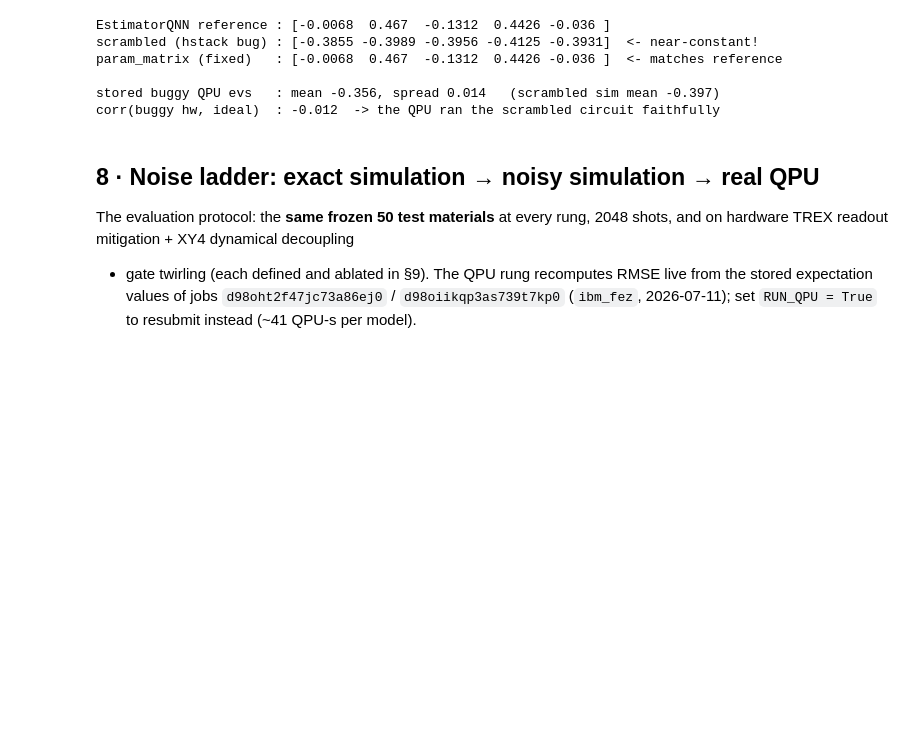
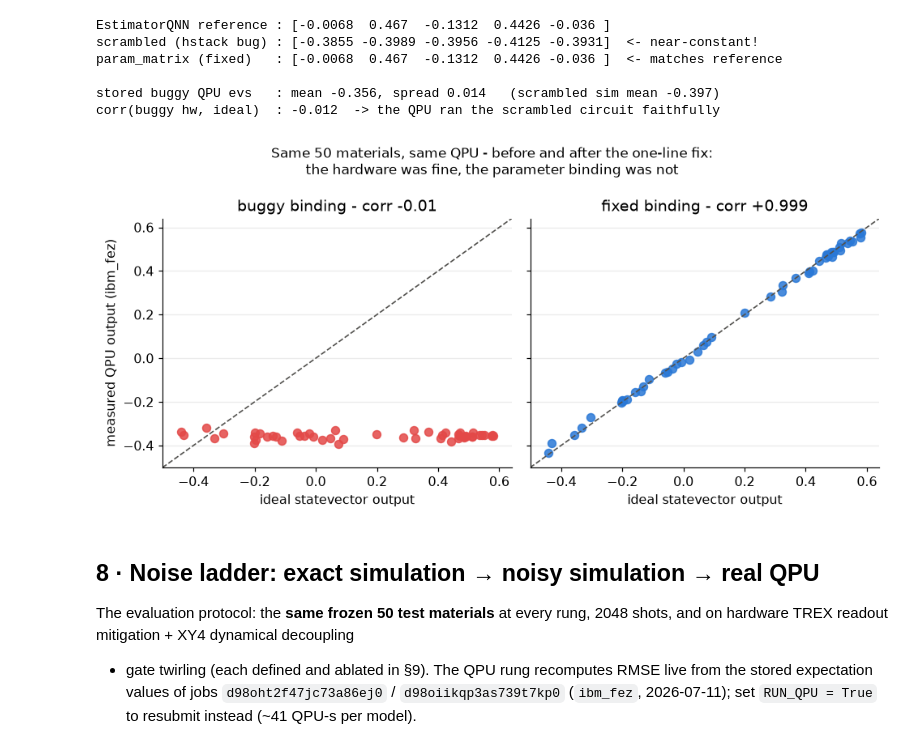
Before and after one commit to karlalucic/basq-qnn-tc, a Jupyter notebook: qnn_tc/BasQ_QNN_Tc.ipynb, the cells around one changed output. Drawn from its saved outputs; the diff is of its cells as text; code cells hidden in the pictures; blank space fills up the shorter version.

```diff
--- a/qnn_tc/BasQ_QNN_Tc.ipynb
+++ b/qnn_tc/BasQ_QNN_Tc.ipynb
@@ -592,6 +659,26 @@ param_matrix (fixed)   : [-0.0068  0.467  -0.1312  0.4426 -0.036 ]  <- matches r
 
 stored buggy QPU evs   : mean -0.356, spread 0.014   (scrambled sim mean -0.397)
 corr(buggy hw, ideal)  : -0.012  -> the QPU ran the scrambled circuit faithfully
+# %%
+hw_fixed = np.clip(np.load("data/qpu_evs50_pls_l2_fixed.npy"), -1, 1)
+lo = min(ideal50.min(), hw_buggy.min(), hw_fixed.min()) - 0.06
+hi = max(ideal50.max(), hw_buggy.max(), hw_fixed.max()) + 0.06
+fig, axes = plt.subplots(1, 2, figsize=(9, 4.3), sharex=True, sharey=True)
+for ax, hw, ttl, c in [
+    (axes[0], hw_buggy,
+     f"buggy binding - corr {np.corrcoef(hw_buggy, ideal50)[0, 1]:+.2f}", COL["red"]),
+    (axes[1], hw_fixed,
+     f"fixed binding - corr {np.corrcoef(hw_fixed, ideal50)[0, 1]:+.3f}", COL["blue"]),
+]:
+    ax.plot([lo, hi], [lo, hi], ls="--", lw=1.1, color=COL["gray"])
+    ax.scatter(ideal50, hw, s=42, color=c, alpha=0.85)
+    ax.set(title=ttl, xlabel="ideal statevector output", xlim=(lo, hi), ylim=(lo, hi))
+axes[0].set_ylabel("measured QPU output (ibm_fez)")
+fig.suptitle("Same 50 materials, same QPU - before and after the one-line fix:\n"
+             "the hardware was fine, the parameter binding was not", fontsize=11)
+plt.tight_layout(); plt.show()
+# %% [output]
+[figure, added]
 # %% [markdown]
 ## 8 · Noise ladder: exact simulation → noisy simulation → real QPU
 
```
Also changed, not shown: parts of 3 cells of this notebook, 1 other file.
